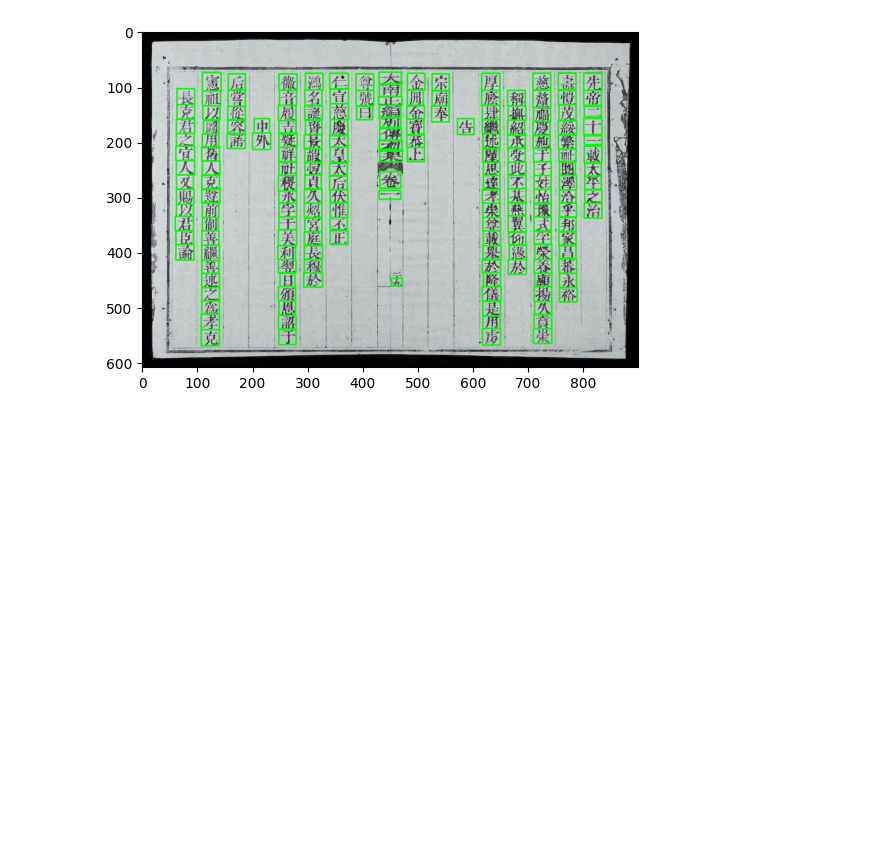
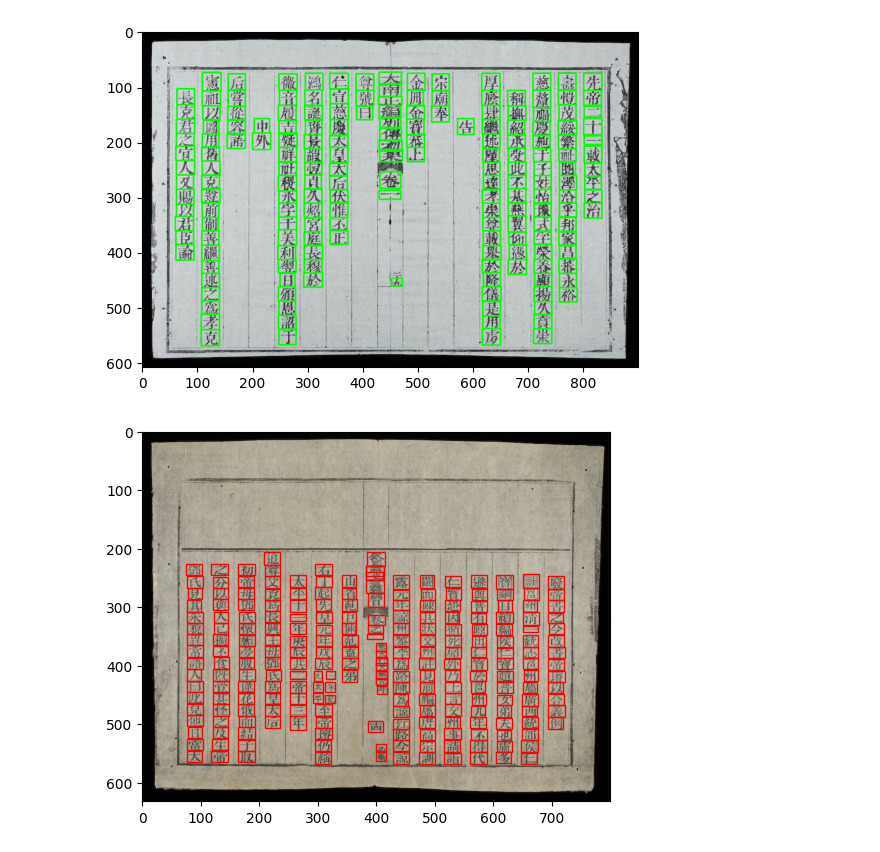
Before and after one commit to hachane/INT3404E_Nom_localization, a Jupyter notebook: main.ipynb, the cells around one changed output. Drawn from its saved outputs; the diff is of its cells as text; code cells hidden in the pictures; blank space fills up the shorter version.

```diff
--- a/main.ipynb
+++ b/main.ipynb
@@ -173,3 +225,7 @@ Speed: 44.0ms preprocess, 9487.0ms inference, 3247.0ms postprocess per image at
 608
 900
 [figure]
+# %%
+plot_BB_center_conf("FINAL_test/images/nlvnpf-0174-03-014.jpg", "FINAL_test/labels/predict/CCWH_conf/nlvnpf-0174-03-014.txt")
+# %% [output]
+[figure, added]
```
Also changed, not shown: parts of 2 cells of this notebook.
